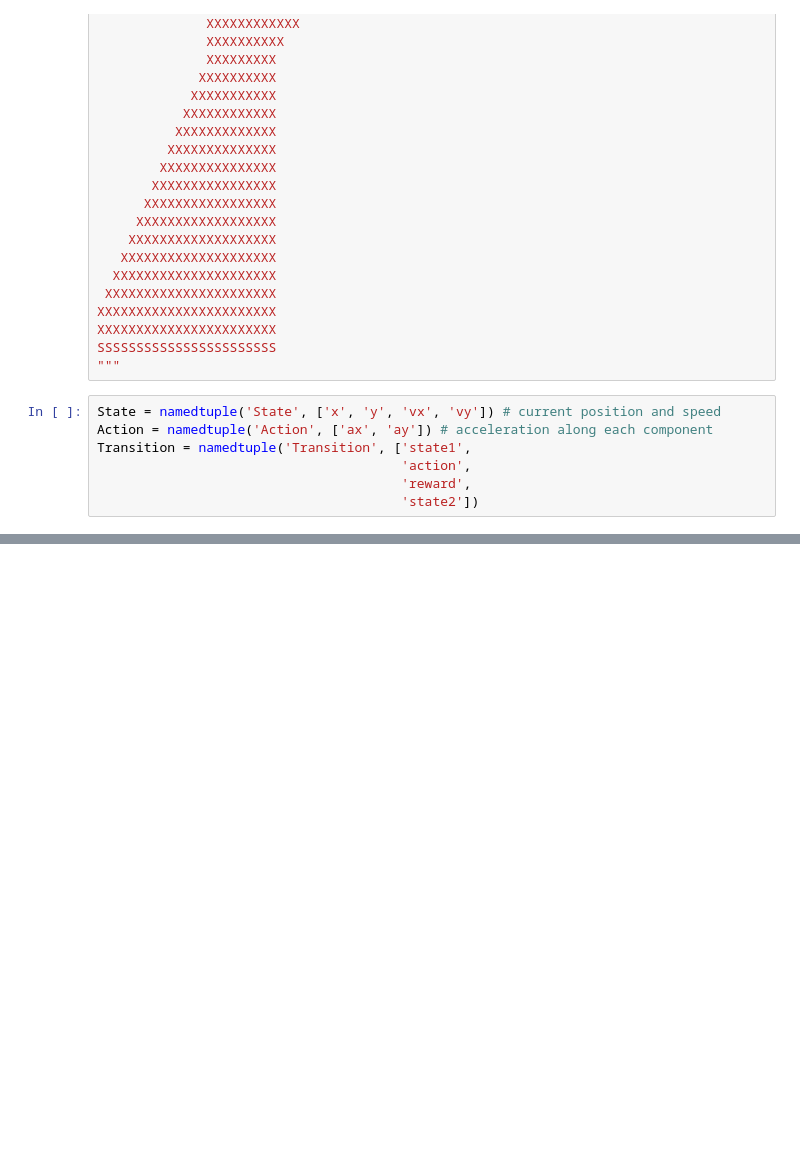
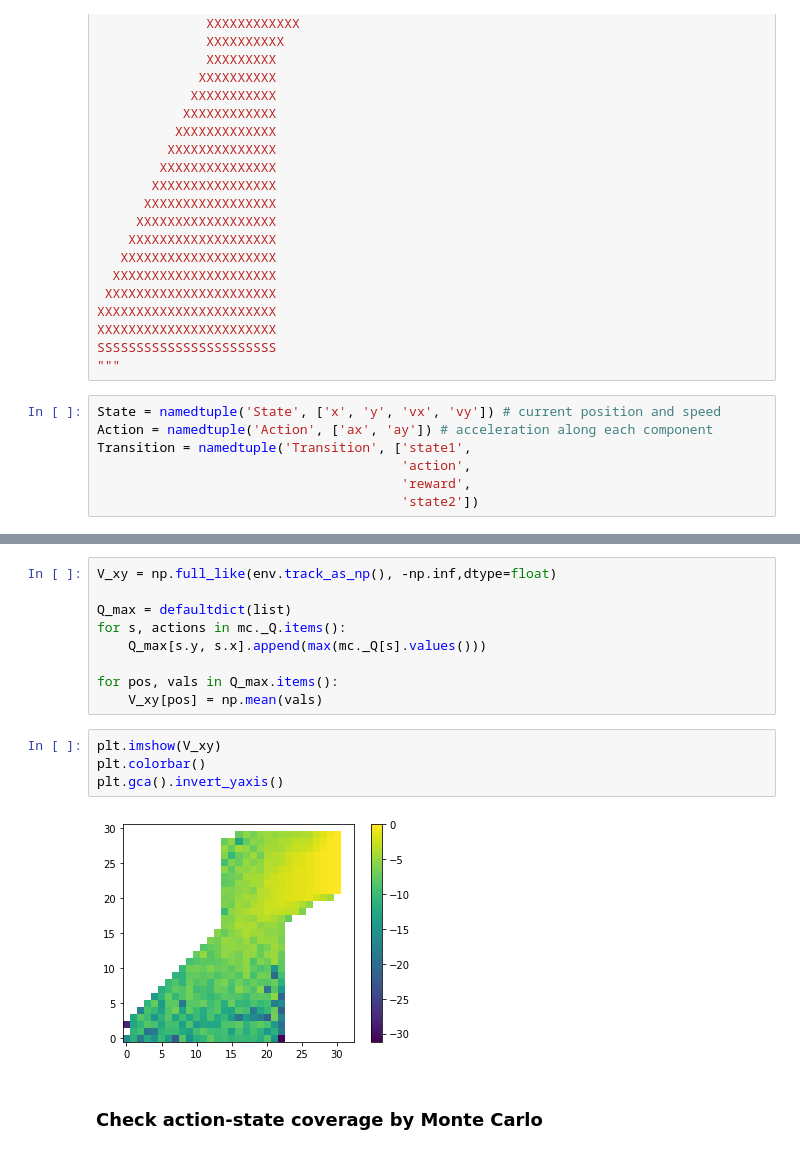
Before and after one commit to regata/rl-book, a Jupyter notebook: ch05.ipynb, the cells around one changed output, grey strips where cells are left out. Cells and saved outputs as stored; diff of their text form; blank space fills up the shorter version.

```diff
--- a/ch05.ipynb
+++ b/ch05.ipynb
@@ -258,0 +334,17 @@ for t in trajectory:
+# %%
+V_xy = np.full_like(env.track_as_np(), -np.inf,dtype=float)
+
+Q_max = defaultdict(list)
+for s, actions in mc._Q.items():
+    Q_max[s.y, s.x].append(max(mc._Q[s].values()))
+
+for pos, vals in Q_max.items():
+    V_xy[pos] = np.mean(vals)
+# %%
+plt.imshow(V_xy)
+plt.colorbar()
+plt.gca().invert_yaxis()
+# %% [output]
+[figure, added]
+# %% [markdown]
+### Check action-state coverage by Monte Carlo
```
Also changed, not shown: parts of 21 cells of this notebook.
